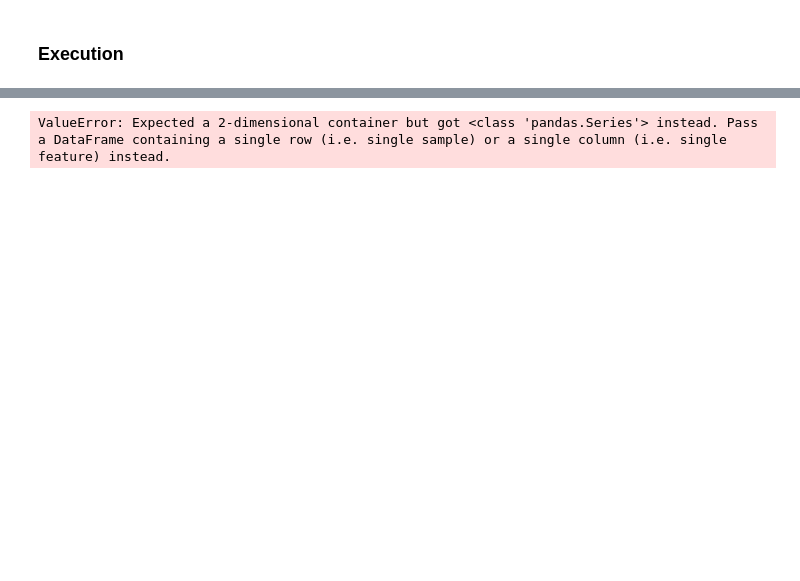
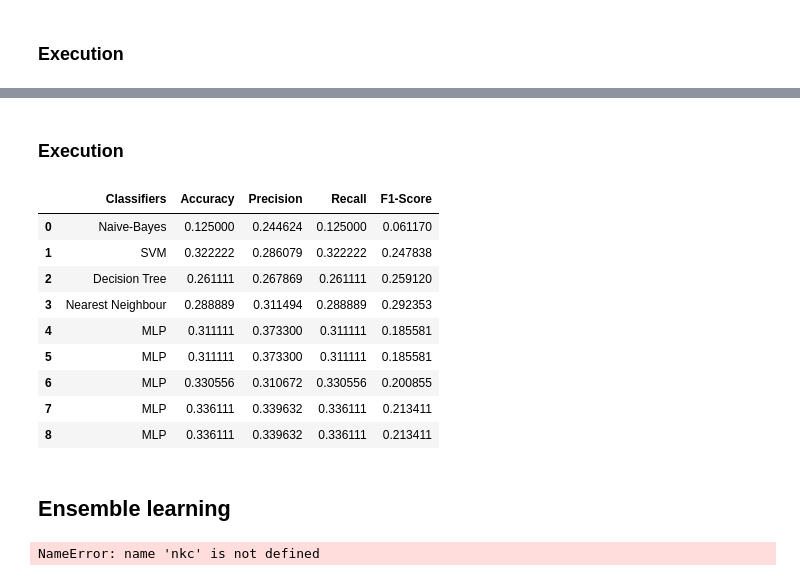
Before and after one commit to rtafurthgarcia/COM763-Assignment, a Jupyter notebook: train.ipynb, the cells around one changed output, grey strips where cells are left out. Cells and saved outputs as stored; diff of their text form; code cells hidden in the pictures; blank space fills up the shorter version.

```diff
--- a/train.ipynb
+++ b/train.ipynb
@@ -274,0 +306,12 @@ generate_metrics(results)
+# %%
+from sklearn.neighbors import KNeighborsClassifier
+
+nnc = KNeighborsClassifier()
+
+parameters = {'weights':('uniform', 'distance'), 'algorithm':["ball_tree", "kd_tree", "brute"], 'n_neighbors': range(1, 5)}
+
+gs_nnc = GridSearchCV(nnc, parameters, cv=5, verbose=True, scoring="f1")
+gs_nnc.fit(x_train, y_train)
+# Access the best hyperparameters found by GridSearchCV
+best_params = gs_nnc.best_params_
+best_params
@@ -274,0 +357,10 @@ generate_metrics(results)
+# %%
+dtc = DecisionTreeClassifier(**gs_dtc.best_params_, random_state=42)
+nnc = KNeighborsClassifier(**gs_nnc.best_params_)
+
+dtc_predictions = dtc.fit(x_train, y_train).predict(x_test)
+#best_model
+results.append(("Decision Tree", y_test, dtc_predictions))
+nkc_predictions = nnc.fit(x_train, y_train).predict(x_test)
+results.append(("Nearest Neighbour", y_test, nkc_predictions))
+generate_metrics(results)
@@ -276,0 +377,13 @@ generate_metrics(results)
+# %%
+from sklearn.neural_network import MLPClassifier
+mlp = MLPClassifier(random_state=42)
+parameters = {'solver':['lbfgs', 'sgd', 'adam'],
+              'activation':['relu', 'identity', 'logistic', 'tanh'],
+              'hidden_layer_sizes':[5],
+              'max_iter': [2000]
+              }
+
+gs_mlp = GridSearchCV(mlp, parameters, cv=5, verbose=True, scoring="f1", n_jobs=-1)
+gs_mlp.fit(x_train, y_train)
+# Access the best hyperparameters found by GridSearchCV
+gs_mlp.best_params_
@@ -277,8 +402,41 @@ generate_metrics(results)
+# %% [markdown]
+### Execution
 # %%
-from sklearn.neural_network import MLPClassifier
-mlp = MLPClassifier(solver="adam", hidden_layer_sizes=(5), random_state=42, max_iter=3000).fit(x_train, y_train)
+gs_mlp.best_params_['max_iter'] = 200_000
+mlp = MLPClassifier(**gs_mlp.best_params_,  random_state=42).fit(x_train, y_train)
 mlp_predictions = mlp.predict(x_test)
 results.append(("MLP", y_test, mlp_predictions))
 generate_metrics(results)
 # %% [output]
-ValueError: Expected a 2-dimensional container but got <class 'pandas.Series'> instead. Pass a DataFrame containing a single row (i.e. single sample) or a single column (i.e. single feature) instead.
+|  | Classifiers | Accuracy | Precision | Recall | F1-Score |
+| 0 | Naive-Bayes | 0.125000 | 0.244624 | 0.125000 | 0.061170 |
+| 1 | SVM | 0.322222 | 0.286079 | 0.322222 | 0.247838 |
+| 2 | Decision Tree | 0.261111 | 0.267869 | 0.261111 | 0.259120 |
+| 3 | Nearest Neighbour | 0.288889 | 0.311494 | 0.288889 | 0.292353 |
+| 4 | MLP | 0.311111 | 0.373300 | 0.311111 | 0.185581 |
+| 5 | MLP | 0.311111 | 0.373300 | 0.311111 | 0.185581 |
+| 6 | MLP | 0.330556 | 0.310672 | 0.330556 | 0.200855 |
+| 7 | MLP | 0.336111 | 0.339632 | 0.336111 | 0.213411 |
+| 8 | MLP | 0.336111 | 0.339632 | 0.336111 | 0.213411 |
+# %% [markdown]
+## Ensemble learning
+# %%
+from sklearn.metrics import classification_report
+from sklearn.ensemble import VotingClassifier
+
+ensemble = VotingClassifier(estimators=[
+    ("Naive-Bayes", gnb),
+    #("SVM", svc),
+    ("Decision Tree", dtc),
+    ("Nearest Neighbour", nnc),
+    ("Multilayer perceptron", mlp)
+], voting="hard").fit(x_train, y_train)
+
+ensemble_predictions = ensemble.predict(x_test)
+report = classification_report(y_test, ensemble_predictions)
+#print(report)
+
+results.append(("Ensemble", y_test, ensemble_predictions))
+generate_metrics(results)
+# %% [output]
+NameError: name 'nkc' is not defined
```
Also changed, not shown: parts of 19 cells of this notebook, 3 other files.
